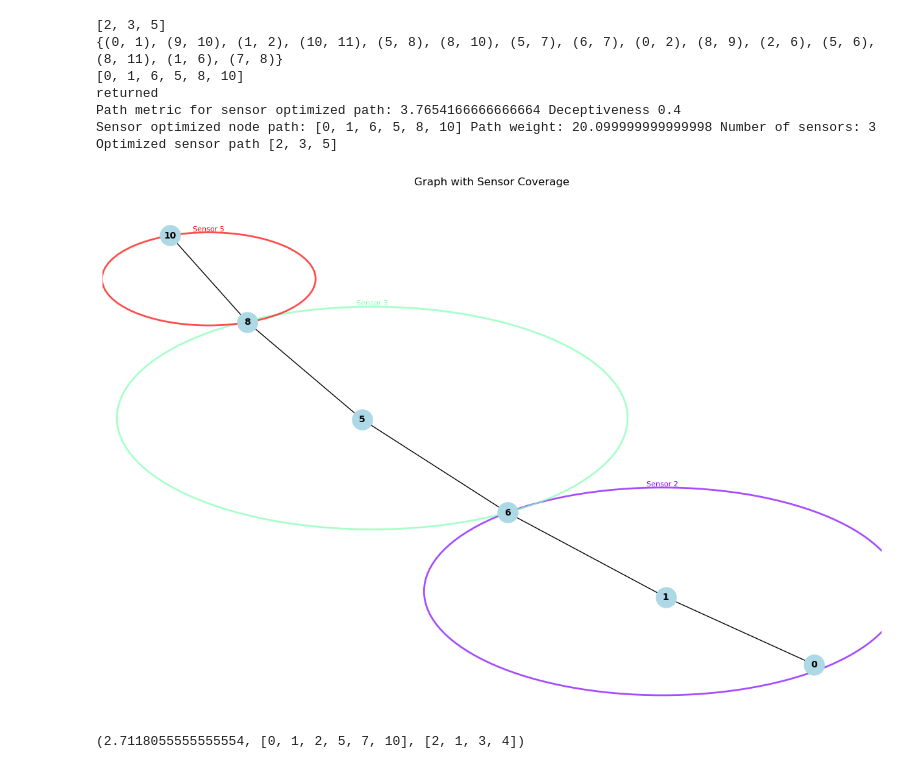
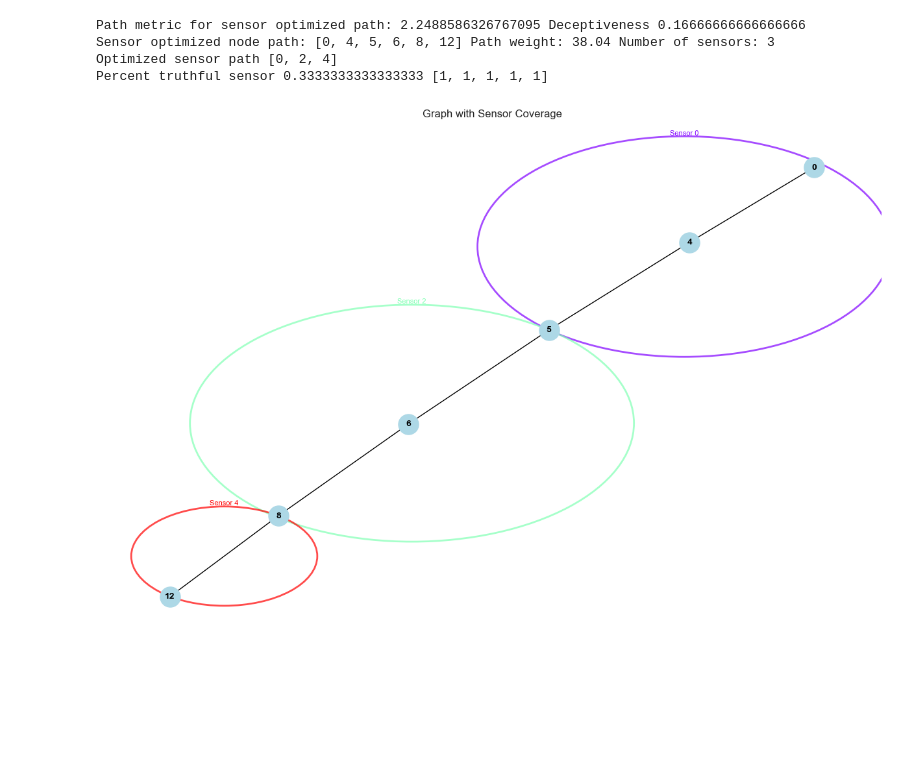
Before and after one commit to Yaweni/Multi-DPP, a Jupyter notebook: Graphs and sensors.ipynb, the cells around one changed output. Saved outputs shown, nothing was run; the diff lists cells and outputs as text; code cells hidden in the pictures; blank space fills up the shorter version.

Commit message:
Dynamic program for multi-domain optimization written-finished and debugged

```diff
--- a/Graphs and sensors.ipynb
+++ b/Graphs and sensors.ipynb
@@ -1250,15 +945,16 @@ draw_graphs(Gp,Gs, C, S, pos)
 # %%
 path_length_weight=1
+number_of_nodes_weight=1
 number_of_sensors_weight=1
-physical_path_deception_weight=10
-sensor_path_deception_weight=10
-weights=[path_length_weight,number_of_sensors_weight,physical_path_deception_weight,sensor_path_deception_weight]
+physical_path_deception_weight=1
+sensor_path_deception_weight=1
+weights=[path_length_weight,number_of_nodes_weight,number_of_sensors_weight,physical_path_deception_weight,sensor_path_deception_weight]
 # %%
-path_weight,number_of_sensors,physical_diameter,sensor_diameter,percent_truthful_node ,percent_truthful_sensor,complete_path,complete_sensor_path=best_physical_path_strategy_(Gp,0,Gs,S,target_start,Se,C)
-path_metric=evaluate_path_and_sensor(Gp,path_weight,complete_path,number_of_sensors,physical_diameter,sensor_diameter,percent_truthful_node,percent_truthful_sensor,weights)
-print('Path metric for LDP path:',path_metric)
-print('LDP node path:',complete_path,'Path weight:',path_weight,'Number of sensors:',number_of_sensors)
-print('LDP sensor path',complete_sensor_path)
+path_weight,number_of_sensors,physical_diameter,sensor_diameter,percent_truthful_node ,percent_truthful_sensor,complete_path,complete_sensor_path=best_physical_path_strategy_(Gp,0,Gs,S,target_start,Se,C,weights)
+path_metric=evaluate_path_and_sensor(Gp,Gs,path_weight,complete_path,number_of_sensors,nx.diameter(Gp,weight='weight'),nx.diameter(Gs),percent_truthful_node,percent_truthful_sensor,weights,targets)
+print('Path metric for physical optimized path:',path_metric,percent_truthful_node)
+print('Physical optimized node path:',complete_path,'Path weight:',path_weight,'Number of sensors:',number_of_sensors,percent_truthful_sensor)
+print('Physical optimized sensor path',complete_sensor_path)
 path_subgraph=nx.path_graph(complete_path)
 adjusted_mapping={}
 for sensor,mapping in S.items():
@@ -1278,17 +973,0 @@ LDP sensor path [2, 0, 3, 5]
-# %%
-path_weight,number_of_sensors,physical_diameter,sensor_diameter,percent_truthful_node ,percent_truthful_sensor,complete_path,complete_sensor_path=best_physical_path_strategy_no_ldp(Gp,0,Gs,S,target_start,Se,C)
-path_metric=evaluate_path_and_sensor(Gp,path_weight,complete_path,number_of_sensors,physical_diameter,sensor_diameter,percent_truthful_node,percent_truthful_sensor,weights)
-print('Path metric for direct path:',path_metric,'Deceptiveness',1-percent_truthful_node)
-print('Direct node path:',complete_path,'Path weight:',path_weight,'Number of sensors:',number_of_sensors)
-print('Direct sensor path',complete_sensor_path)
-path_subgraph=nx.path_graph(complete_path)
-adjusted_mapping={}
-for sensor,mapping in S.items():
-    if sensor in complete_sensor_path:
-        new_map=set()
-        for node in mapping:
-            if node in complete_path:
-                new_map.add(node)
-        adjusted_mapping[sensor]=new_map
-
-draw_graph_with_sensors(path_subgraph, adjusted_mapping)
@@ -1300,26 +974,25 @@ Direct sensor path [2, 0, 3, 4]
 # %%
 path_weight,number_of_sensors,physical_diameter,sensor_diameter,percent_truthful_node ,percent_truthful_sensor,complete_path,complete_sensor_path=best_sensor_path_strategy(Gp,Gs,0,S,Se,target_start,C)
-path_metric=evaluate_path_and_sensor(Gp,path_weight,complete_path,number_of_sensors,physical_diameter,sensor_diameter,percent_truthful_node,percent_truthful_sensor,weights)
+#cost,complete_sensor_path=best_sensors_dynamic_for_path(Gp,complete_path,C,S,Se,weights)
+path_metric=evaluate_path_and_sensor(Gp,Gs,path_weight,complete_path,len(complete_sensor_path),physical_diameter,sensor_diameter,percent_truthful_node,percent_truthful_sensor,weights,targets)
 print('Path metric for sensor optimized path:',path_metric,'Deceptiveness',percent_truthful_node)
 print('Sensor optimized node path:',complete_path,'Path weight:',path_weight,'Number of sensors:',number_of_sensors)
 print('Optimized sensor path',complete_sensor_path)
+print('Percent truthful sensor',percent_truthful_sensor,weights)
 path_subgraph=nx.path_graph(complete_path)
 adjusted_mapping={}
 for sensor,mapping in S.items():
     if sensor in complete_sensor_path:
         new_map=set()
         for node in mapping:
             if node in complete_path:
                 new_map.add(node)
         adjusted_mapping[sensor]=new_map
 
 draw_graph_with_sensors(path_subgraph, adjusted_mapping)
 # %% [output]
-[2, 3, 5]
-{(0, 1), (9, 10), (1, 2), (10, 11), (5, 8), (8, 10), (5, 7), (6, 7), (0, 2), (8, 9), (2, 6), (5, 6), (8, 11), (1, 6), (7, 8)}
-[0, 1, 6, 5, 8, 10]
-returned
-Path metric for sensor optimized path: 3.7654166666666664 Deceptiveness 0.4
-Sensor optimized node path: [0, 1, 6, 5, 8, 10] Path weight: 20.099999999999998 Number of sensors: 3
-Optimized sensor path [2, 3, 5]
+Path metric for sensor optimized path: 2.2488586326767095 Deceptiveness 0.16666666666666666
+Sensor optimized node path: [0, 4, 5, 6, 8, 12] Path weight: 38.04 Number of sensors: 3
+Optimized sensor path [0, 2, 4]
+Percent truthful sensor 0.3333333333333333 [1, 1, 1, 1, 1]
-[figure, old version]
+[figure, new version]
@@ -1332,7 +999,3 @@ weights=[path_length_weight,number_of_sensors_weight,physical_path_deception_wei
-# %%
-brute_force_path_strategy(Gp,0,Gs,S,Se,target_start,C,weights,False)
-# %% [output]
-(2.7118055555555554, [0, 1, 2, 5, 7, 10], [2, 1, 3, 4])
 # %%
 start_node=0
 end_node=target_start
```
Also changed, not shown: parts of 33 cells of this notebook.
